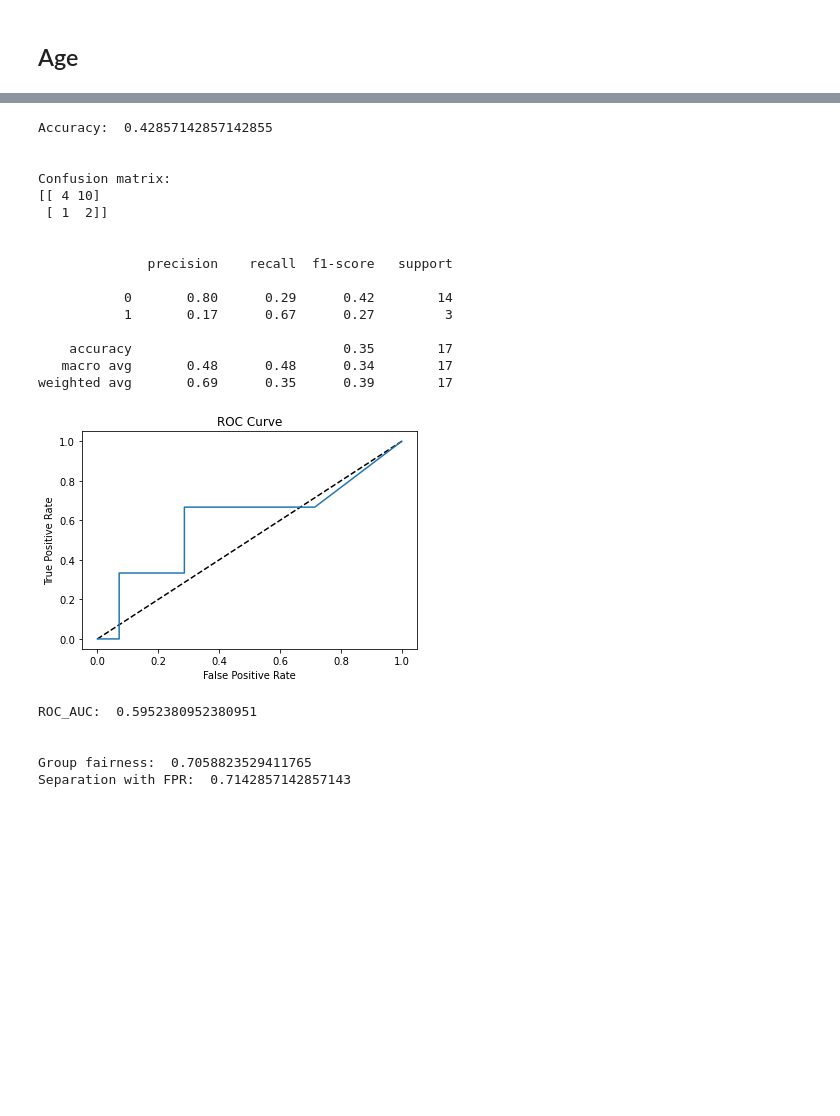
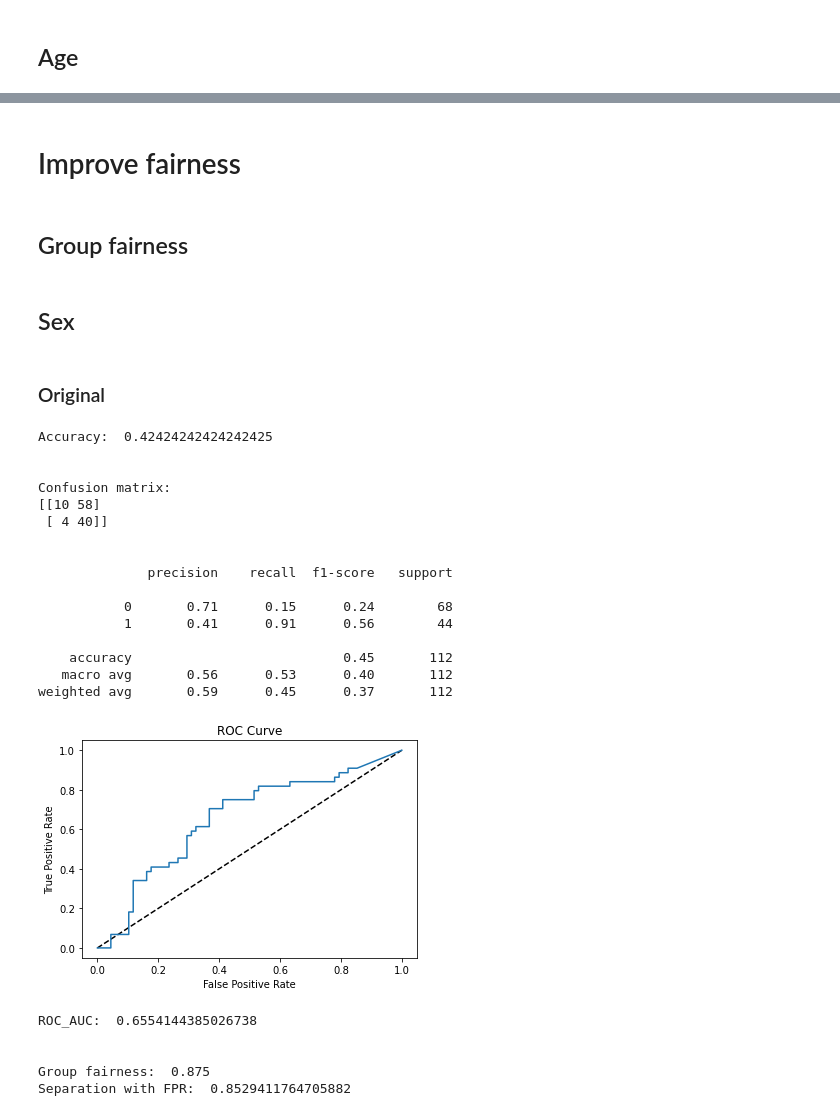
Before and after one commit to TangGM/Fairness-notebook, a Jupyter notebook: I4.ipynb, the cells around one changed output, grey strips where cells are left out. Drawn from its saved outputs; the diff is of its cells as text; code cells hidden in the pictures; blank space fills up the shorter version.

```diff
--- a/I4.ipynb
+++ b/I4.ipynb
@@ -345,28 +321,33 @@ Separation with FPR:  0.14772727272727273
-# %%
-# senior
-
-df_credit_senior = df_credit[df_credit["Age_cat"] == 4]
-get_training_result(df_credit_senior)
-# %% [output]
-Accuracy:  0.42857142857142855
-
-
-Confusion matrix:
-[[ 4 10]
- [ 1  2]]
-
-
-              precision    recall  f1-score   support
-
-           0       0.80      0.29      0.42        14
-           1       0.17      0.67      0.27         3
-
-    accuracy                           0.35        17
-   macro avg       0.48      0.48      0.34        17
-weighted avg       0.69      0.35      0.39        17
-[figure, removed]
-ROC_AUC:  0.5952380952380951
-
-
-Group fairness:  0.7058823529411765
-Separation with FPR:  0.7142857142857143
+# %% [markdown]
+# Improve fairness
+# %% [markdown]
+## Group fairness
+# %% [markdown]
+## Sex
+# %% [markdown]
+### Original
+# %%
+get_training_result(df_credit_female)
+# %% [output]
+Accuracy:  0.42424242424242425
+
+
+Confusion matrix:
+[[10 58]
+ [ 4 40]]
+
+
+              precision    recall  f1-score   support
+
+           0       0.71      0.15      0.24        68
+           1       0.41      0.91      0.56        44
+
+    accuracy                           0.45       112
+   macro avg       0.56      0.53      0.40       112
+weighted avg       0.59      0.45      0.37       112
+[figure, added]
+ROC_AUC:  0.6554144385026738
+
+
+Group fairness:  0.875
+Separation with FPR:  0.8529411764705882
```
Also changed, not shown: parts of 33 cells of this notebook.
